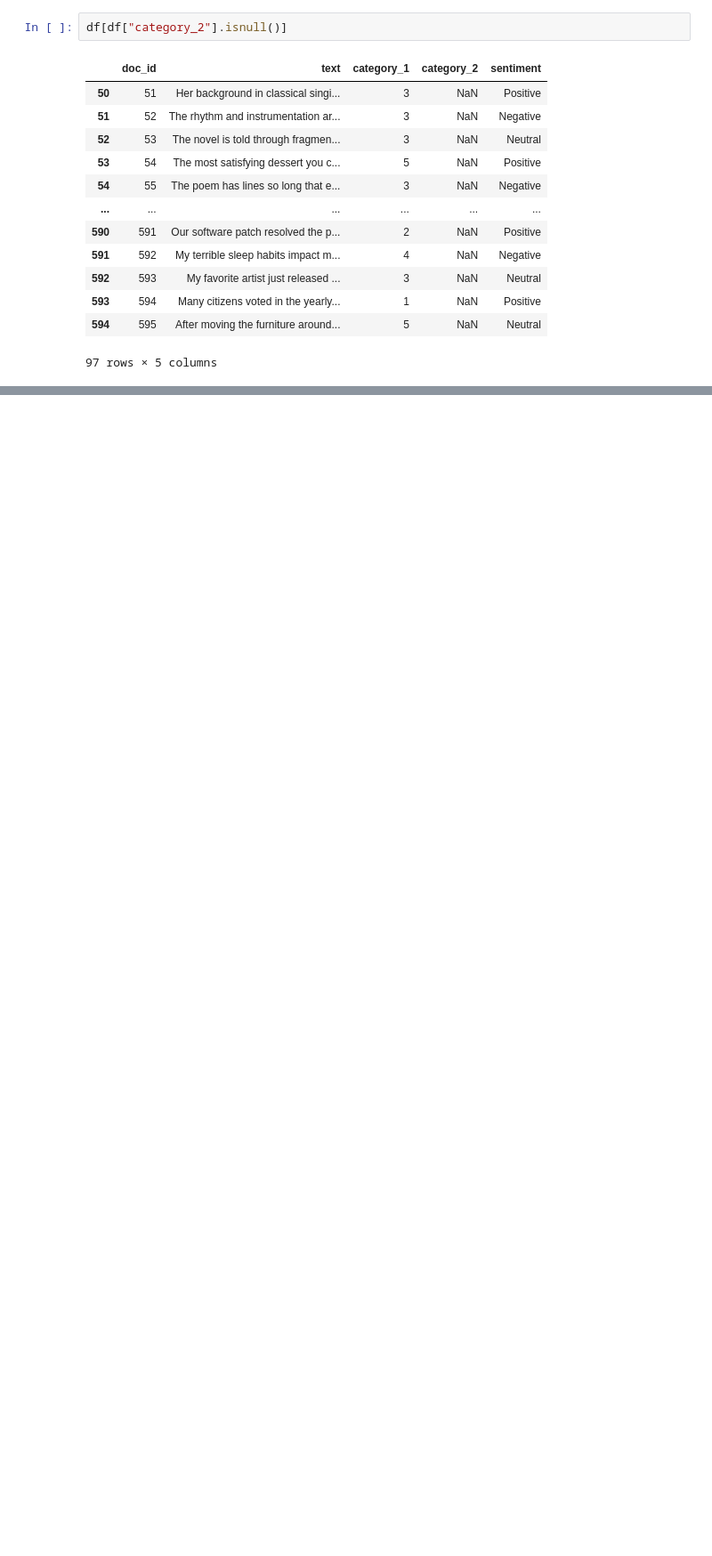
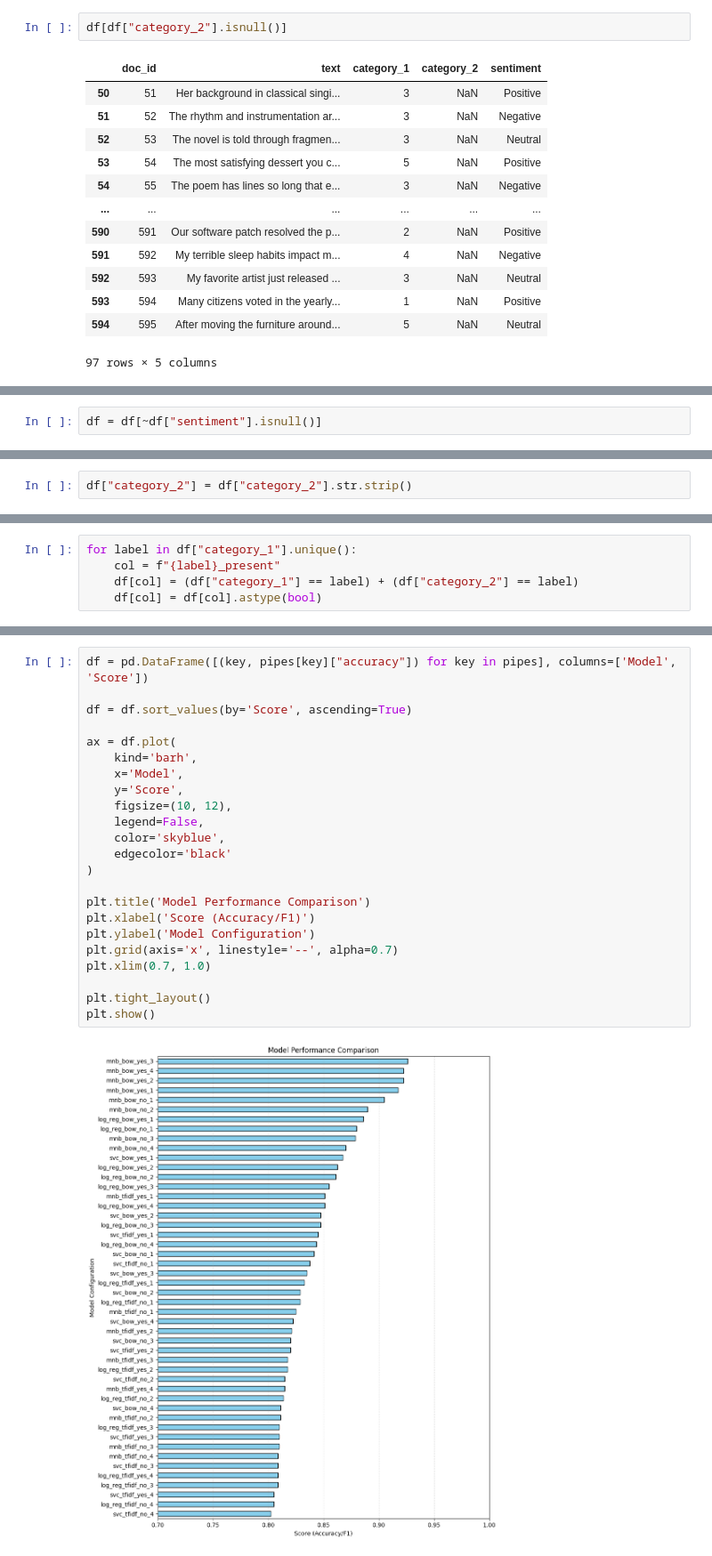
Before and after one commit to allan-gon/cs105_final_project, a Jupyter notebook: notebooks/allan.ipynb, the cells around one changed output, grey strips where cells are left out. Shown at 89% size. Drawn from its saved outputs; the diff is of its cells as text; blank space fills up the shorter version.

```diff
--- a/notebooks/allan.ipynb
+++ b/notebooks/allan.ipynb
@@ -78 +102,3 @@ df[df["sentiment"].isnull()]
+# %%
+df = df[~df["sentiment"].isnull()]
 # %%
@@ -99 +125,3 @@ category_1
 Name: proportion, dtype: float64
+# %%
+df["category_2"] = df["category_2"].str.strip()
@@ -99,0 +172,5 @@ Name: proportion, dtype: float64
+# %%
+for label in df["category_1"].unique():
+    col = f"{label}_present"
+    df[col] = (df["category_1"] == label) + (df["category_2"] == label)
+    df[col] = df[col].astype(bool)
@@ -99,0 +223,25 @@ Name: proportion, dtype: float64
+# %%
+df = pd.DataFrame([(key, pipes[key]["accuracy"]) for key in pipes], columns=['Model', 'Score'])
+
+df = df.sort_values(by='Score', ascending=True)
+
+ax = df.plot(
+    kind='barh',
+    x='Model',
+    y='Score',
+    figsize=(10, 12),
+    legend=False,
+    color='skyblue',
+    edgecolor='black'
+)
+
+plt.title('Model Performance Comparison')
+plt.xlabel('Score (Accuracy/F1)')
+plt.ylabel('Model Configuration')
+plt.grid(axis='x', linestyle='--', alpha=0.7)
+plt.xlim(0.7, 1.0)
+
+plt.tight_layout()
+plt.show()
+# %% [output]
+[figure, added]
```
Also changed, not shown: parts of 16 cells of this notebook, 5 other files.
